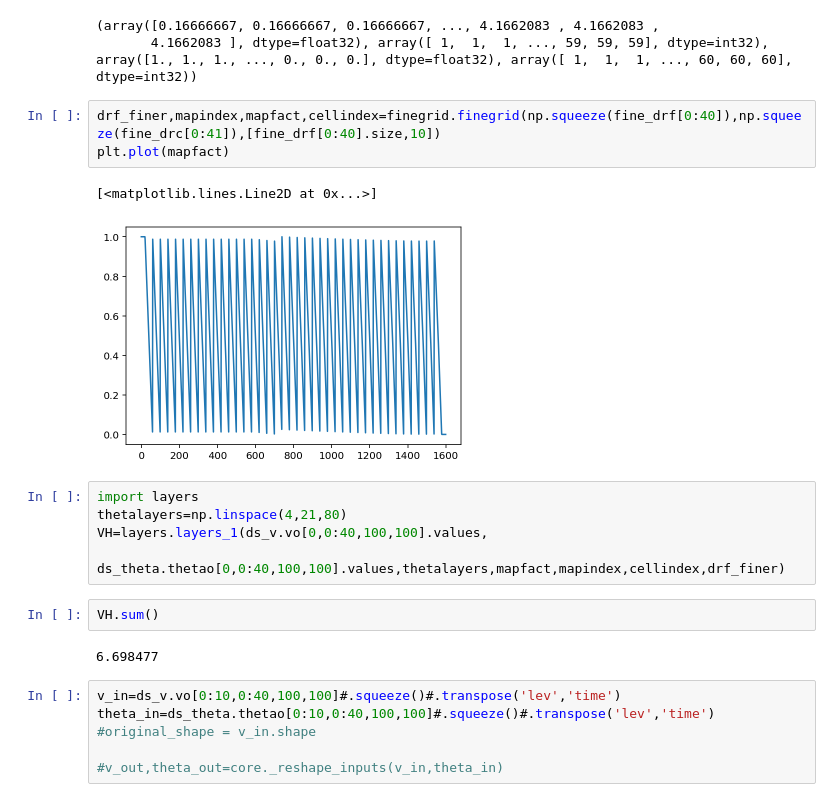
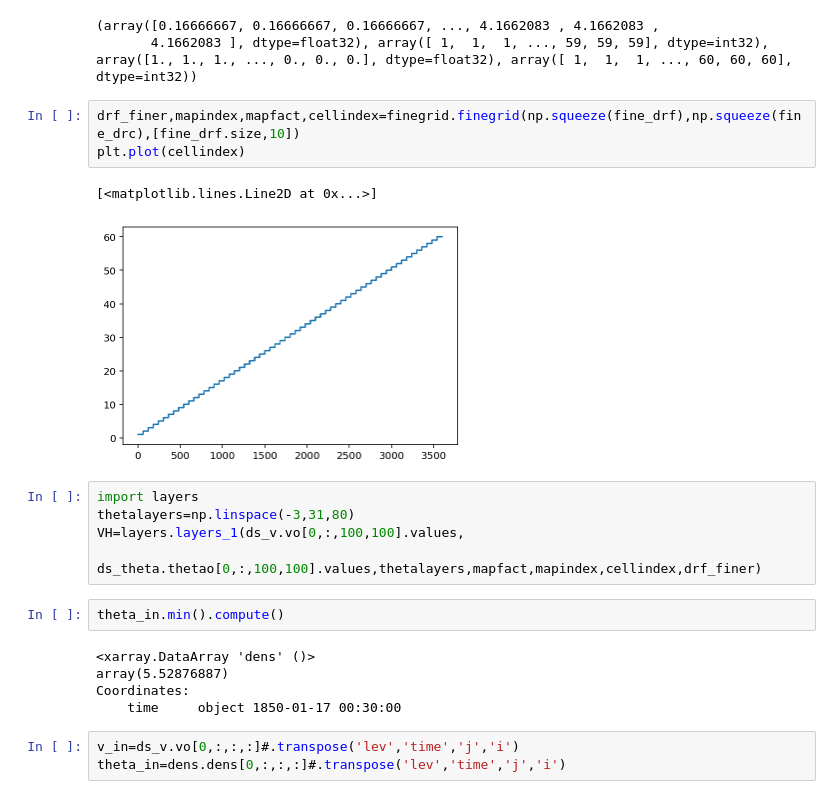
Before and after one commit to cspencerjones/xlayers, a Jupyter notebook: f2py_test.ipynb, the cells around one changed output. Saved outputs shown, nothing was run; the diff lists cells and outputs as text.

```diff
--- a/f2py_test.ipynb
+++ b/f2py_test.ipynb
@@ -53,23 +62,23 @@ print(finegrid.finegrid(np.squeeze(fine_drf),np.squeeze(fine_drc),[fine_drf.size
 (array([0.16666667, 0.16666667, 0.16666667, ..., 4.1662083 , 4.1662083 ,
        4.1662083 ], dtype=float32), array([ 1,  1,  1, ..., 59, 59, 59], dtype=int32), array([1., 1., 1., ..., 0., 0., 0.], dtype=float32), array([ 1,  1,  1, ..., 60, 60, 60], dtype=int32))
 # %%
-drf_finer,mapindex,mapfact,cellindex=finegrid.finegrid(np.squeeze(fine_drf[0:40]),np.squeeze(fine_drc[0:41]),[fine_drf[0:40].size,10])
-plt.plot(mapfact)
+drf_finer,mapindex,mapfact,cellindex=finegrid.finegrid(np.squeeze(fine_drf),np.squeeze(fine_drc),[fine_drf.size,10])
+plt.plot(cellindex)
 # %% [output]
 [<matplotlib.lines.Line2D at 0x...>]
-[figure, old version]
+[figure, new version]
 # %%
 import layers
-thetalayers=np.linspace(4,21,80)
-VH=layers.layers_1(ds_v.vo[0,0:40,100,100].values,
-         ds_theta.thetao[0,0:40,100,100].values,thetalayers,mapfact,mapindex,cellindex,drf_finer)
+thetalayers=np.linspace(-3,31,80)
+VH=layers.layers_1(ds_v.vo[0,:,100,100].values,
+         ds_theta.thetao[0,:,100,100].values,thetalayers,mapfact,mapindex,cellindex,drf_finer)
-# %%
-VH.sum()
-# %% [output]
-6.698477
+# %%
+theta_in.min().compute()
+# %% [output]
+<xarray.DataArray 'dens' ()>
+array(5.52876887)
+Coordinates:
+    time     object 1850-01-17 00:30:00
 # %%
-v_in=ds_v.vo[0:10,0:40,100,100]#.squeeze()#.transpose('lev','time')
-theta_in=ds_theta.thetao[0:10,0:40,100,100]#.squeeze()#.transpose('lev','time')
-#original_shape = v_in.shape
-
-#v_out,theta_out=core._reshape_inputs(v_in,theta_in)
+v_in=ds_v.vo[0,:,:,:]#.transpose('lev','time','j','i')
+theta_in=dens.dens[0,:,:,:]#.transpose('lev','time','j','i')
```
Also changed, not shown: parts of 17 cells of this notebook.
